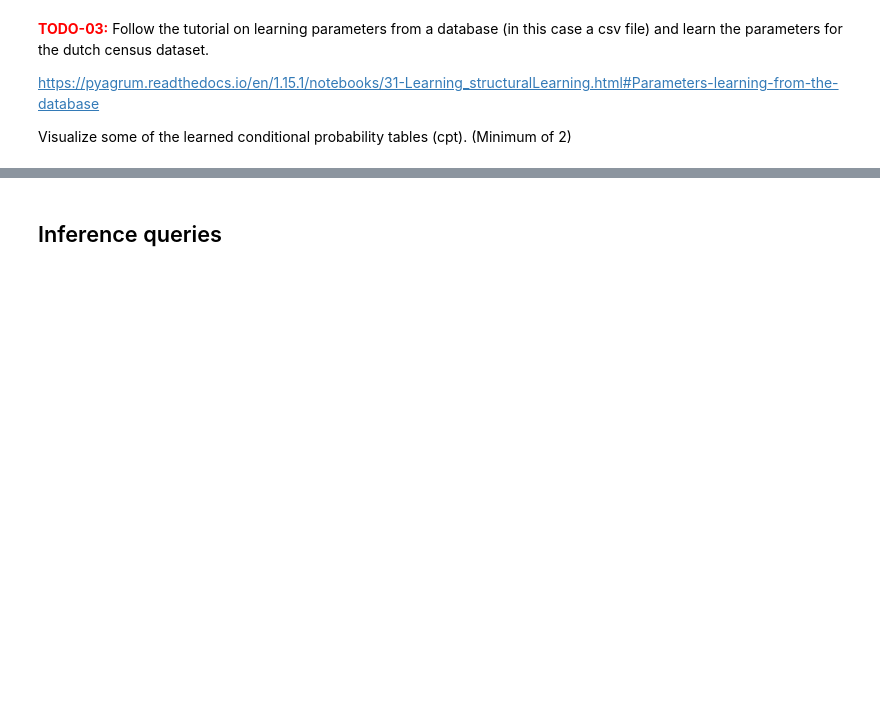
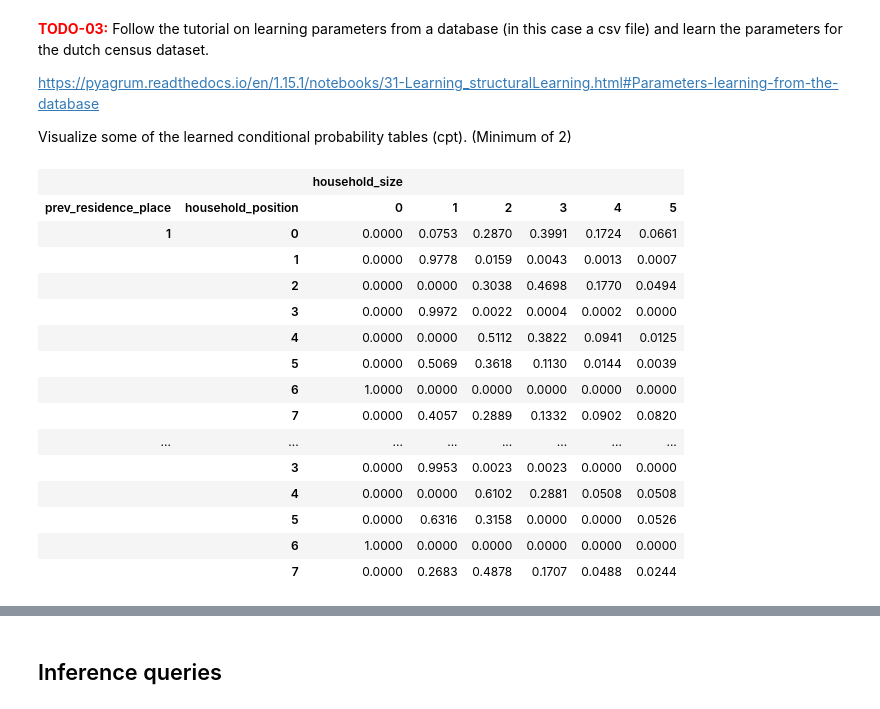
Before and after one commit to ningerdinger/KTAI1, a Jupyter notebook: Keytopics/Assignment1/1.4 - Knowledge based/1.4 - Knowledge Based AI.ipynb, the cells around one changed output, grey strips where cells are left out. Saved outputs shown, nothing was run; the diff lists cells and outputs as text; code cells hidden in the pictures; blank space fills up the shorter version.

```diff
--- a/Keytopics/Assignment1/1.4 - Knowledge based/1.4 - Knowledge Based AI.ipynb
+++ b/Keytopics/Assignment1/1.4 - Knowledge based/1.4 - Knowledge Based AI.ipynb
@@ -123,18 +116,36 @@ You can optionally define the entire graph yourself using `addArc` function.
 
 Don't forget to visualize the graph. You can add as many cells below as necessary.
 # %%
-# Add new arcs to mediate relationships
-# bn.addArc("age", "education_level")
-bn.addArc("edu_level", "citizenship")
 
-# # Ensure the desired arc doesn't already exist before adding
-# if not bn.hasArc("age", "economic_status"):
-#     bn.addArc("age", "education_level")
-#     bn.addArc("education_level", "economic_status")
+learner = gum.BNLearner(df)
 
 
-# Visualize the updated graph
-# # Visualize the modified graph
+learner.addMandatoryArc("age", "marital_status")
+learner.addMandatoryArc("sex","household_position")
+learner.addMandatoryArc("age","edu_level")
+learner.addMandatoryArc("country_birth","prev_residence_place")
+learner.addMandatoryArc("country_birth","citizenship")
+learner.addMandatoryArc("edu_level","occupation")
+
+learner.addMandatoryArc("occupation","economic_status")
+learner.addMandatoryArc('economic_status', 'cur_eco_activity')
+
+
+learner.addForbiddenArc("edu_level","country_birth")
+learner.addForbiddenArc("country_birth","edu_level")
+learner.addForbiddenArc("age","household_size")
+learner.addForbiddenArc("age", "household_position")
+learner.addForbiddenArc("age", "occupation")
+learner.addForbiddenArc("occupation","country_birth")
+learner.addForbiddenArc("economic_status","age")
+learner.addForbiddenArc("household_position", "age")
+learner.addForbiddenArc("household_position", "marital_status")
+
+learner.addForbiddenArc("household_size", "age")
+learner.addForbiddenArc("occupation", "sex")
+learner.addForbiddenArc("occupation", "age")
+learner.useScoreK2()
+bn = learner.learnBN()
 gnb.showBN(bn)
 # %% [output]
 [drawing not drawn]
@@ -154,3 +158,26 @@ Now that you have defined a graph, we need to learn the parameters. In this case
 https://pyagrum.readthedocs.io/en/1.15.1/notebooks/31-Learning_structuralLearning.html#Parameters-learning-from-the-database
 
 Visualize some of the learned conditional probability tables (cpt). (Minimum of 2)
+# %%
+# Visualize the CPT of a specific variable
+learner=gum.BNLearner(df,bn)
+bn_with_params=learner.learnParameters(bn.dag())
+# Example visualization
+gnb.showPotential(bn_with_params.cpt("household_size"))
+# %% [output]
+|  |  | household_size |  |  |  |  |  |
+| prev_residence_place | household_position | 0 | 1 | 2 | 3 | 4 | 5 |
+| 1 | 0 | 0.0000 | 0.0753 | 0.2870 | 0.3991 | 0.1724 | 0.0661 |
+|  | 1 | 0.0000 | 0.9778 | 0.0159 | 0.0043 | 0.0013 | 0.0007 |
+|  | 2 | 0.0000 | 0.0000 | 0.3038 | 0.4698 | 0.1770 | 0.0494 |
+|  | 3 | 0.0000 | 0.9972 | 0.0022 | 0.0004 | 0.0002 | 0.0000 |
+|  | 4 | 0.0000 | 0.0000 | 0.5112 | 0.3822 | 0.0941 | 0.0125 |
+|  | 5 | 0.0000 | 0.5069 | 0.3618 | 0.1130 | 0.0144 | 0.0039 |
+|  | 6 | 1.0000 | 0.0000 | 0.0000 | 0.0000 | 0.0000 | 0.0000 |
+|  | 7 | 0.0000 | 0.4057 | 0.2889 | 0.1332 | 0.0902 | 0.0820 |
+| ... | ... | ... | ... | ... | ... | ... | ... |
+|  | 3 | 0.0000 | 0.9953 | 0.0023 | 0.0023 | 0.0000 | 0.0000 |
+|  | 4 | 0.0000 | 0.0000 | 0.6102 | 0.2881 | 0.0508 | 0.0508 |
+|  | 5 | 0.0000 | 0.6316 | 0.3158 | 0.0000 | 0.0000 | 0.0526 |
+|  | 6 | 1.0000 | 0.0000 | 0.0000 | 0.0000 | 0.0000 | 0.0000 |
+|  | 7 | 0.0000 | 0.2683 | 0.4878 | 0.1707 | 0.0488 | 0.0244 |
```
Also changed, not shown: parts of 9 cells of this notebook.
